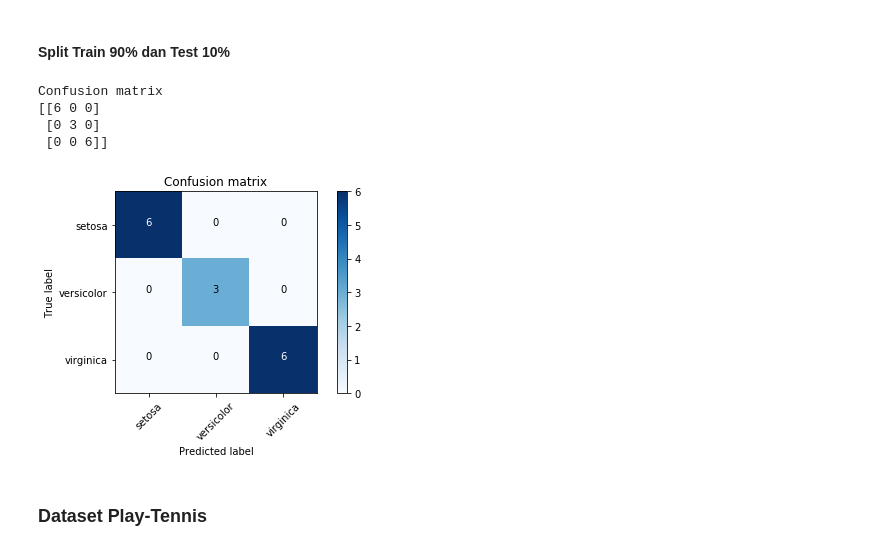
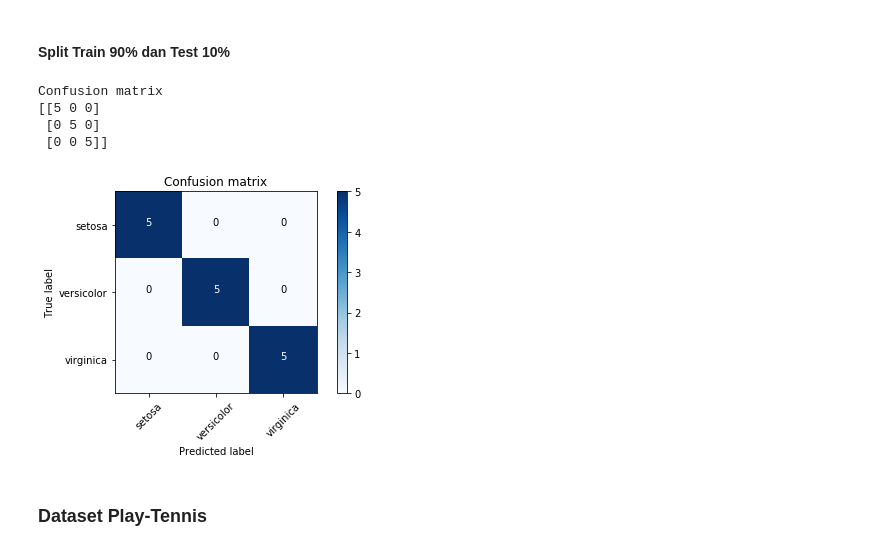
Before and after one commit to yasyars/Tucil-2-AI, a Jupyter notebook: TugasKecil2.ipynb, the cells around one changed output. Drawn from its saved outputs; the diff is of its cells as text; code cells hidden in the pictures.

```diff
--- a/TugasKecil2.ipynb
+++ b/TugasKecil2.ipynb
@@ -91,5 +84,0 @@ nv_test = sc.transform(X_test)
-# %%
-#pitting nb classification to the trainingset with linear kernel
-from sklearn.naive_bayes import GaussianNB
-nvclassifier = GaussianNB()
-nvclassifier.fit(nv_train, Y_train)
@@ -142,0 +171,17 @@ Accuracy of Naive Bayes Classification :  1.0
+# %%
+from sklearn import metrics
+from sklearn.metrics import accuracy_score
+import numpy as np
+from sklearn.metrics import confusion_matrix
+
+clf = GaussianNB() # gaussian model
+
+ypred=clf.fit(X_train,Y_train).predict(X_test) #predicting on test data
+x=accuracy_score(Y_test, ypred) # accuracy of a model
+print('Kinerja : ', x)
+
+print('\n')
+#make confusion matrix
+cm= confusion_matrix(Y_test,ypred)
+
+plot_confusion_matrix(cm,classes=iris.target_names, title='Confusion matrix')
@@ -208,19 +262,19 @@ graph
 # %%
 import matplotlib.pyplot as plt
 
 dtree = tree.DecisionTreeClassifier()
 dtree_class = dtree.fit(X_train, Y_train)
 dtree_predict = dtree_class.predict(X_test)
 
 cm_dt = confusion_matrix(Y_test, dtree_predict)
 print ("\n")
-plot_confusion_matrix(cm_kn, classes = iris.target_names, title='Confusion matrix')
+plot_confusion_matrix(cm_dt, classes = iris.target_names, title='Confusion matrix')
 # %% [output]
 Confusion matrix
-[[6 0 0]
- [0 3 0]
- [0 0 6]]
+[[5 0 0]
+ [0 5 0]
+ [0 0 5]]
-[figure, old version]
+[figure, new version]
 # %% [markdown]
 ### Dataset Play-Tennis
 # %% [markdown]
```
Also changed, not shown: parts of 38 cells of this notebook.
